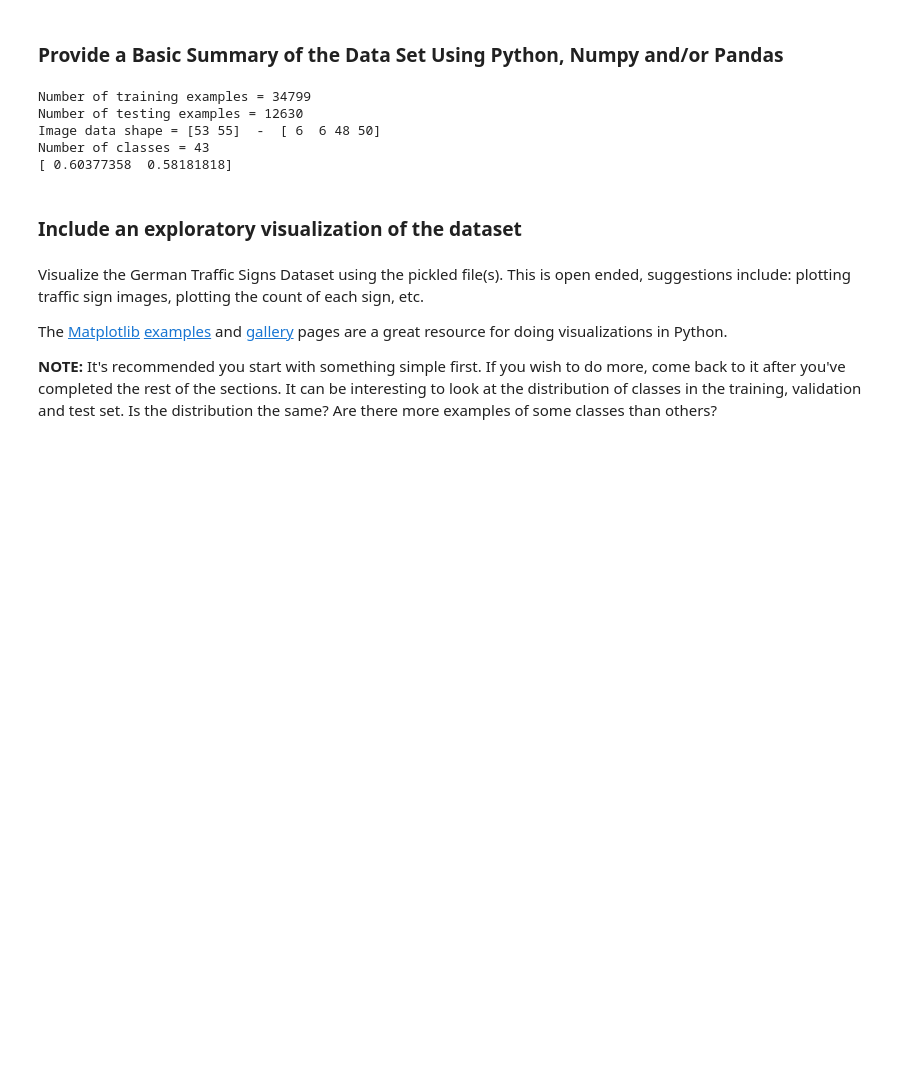
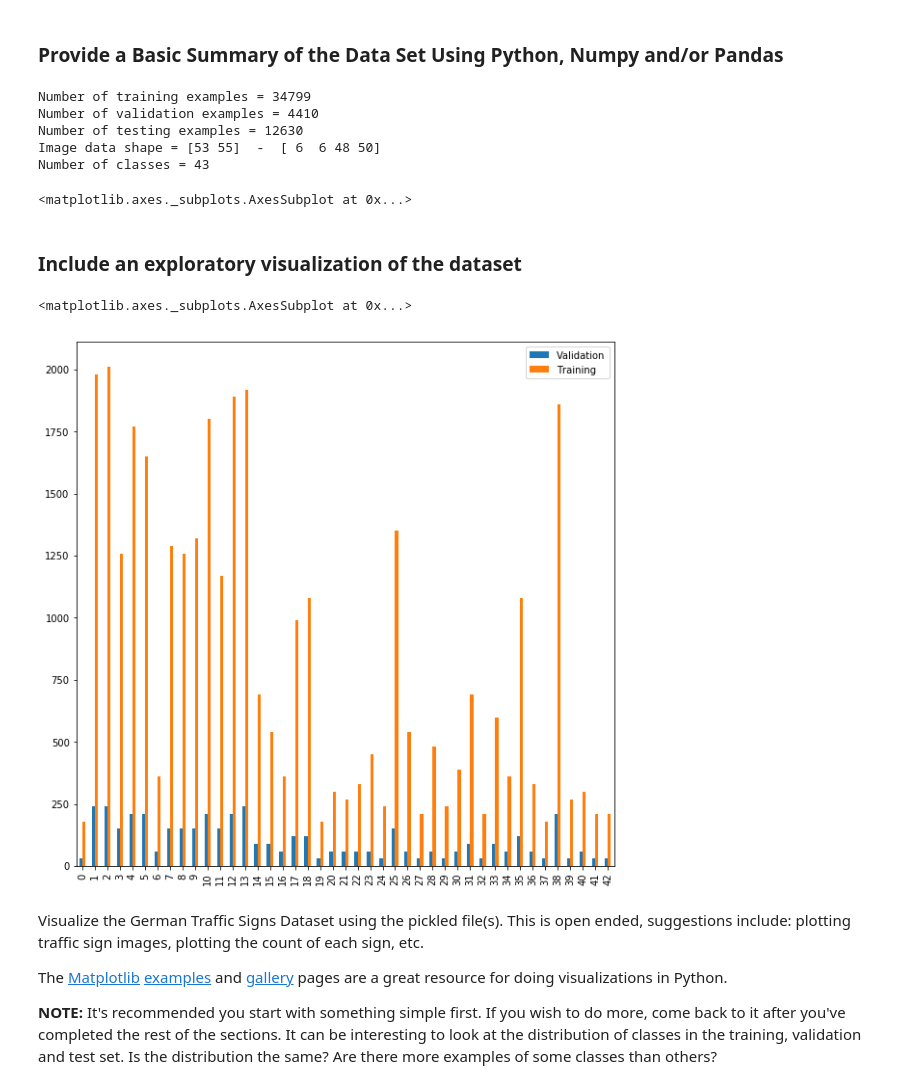
Before and after one commit to liamog/CarND-Traffic-Sign-Classifier-Project, a Jupyter notebook: Traffic_Sign_Classifier.ipynb, the cells around one changed output. Drawn from its saved outputs; the diff is of its cells as text; code cells hidden in the pictures; blank space fills up the shorter version.

```diff
--- a/Traffic_Sign_Classifier.ipynb
+++ b/Traffic_Sign_Classifier.ipynb
@@ -64,39 +64,53 @@ train_lables_pd = pd.DataFrame(train["labels"])
 valid_labels_pd = pd.DataFrame(valid["labels"])
 test_labels_pd = pd.DataFrame(test["labels"])
 
-# TODO: Number of training examples
+# Number of training examples
 n_train = train_lables_pd.size
 
-# TODO: Number of validation examples
+# Number of validation examples
 n_validation = valid_labels_pd.size
 
-# TODO: Number of testing examples.
+# Number of testing examples.
 n_test = test_labels_pd.size
 
 test_image_idx = 200
 
-# TODO: What's the shape of an traffic sign image?
+# What's the shape of an traffic sign image?
 image_shape = train["sizes"][test_image_idx]
 image_coords = train["coords"][test_image_idx]
 
-# TODO: How many unique classes/labels there are in the dataset.
+# How many unique classes/labels there are in the dataset.
 n_classes = train_lables_pd[0].value_counts().size
 
 print("Number of training examples =", n_train)
+print("Number of validation examples =", n_validation)
 print("Number of testing examples =", n_test)
 print("Image data shape =", image_shape, " - ", image_coords)
 print("Number of classes =", n_classes)
 
-image_shape_factor=32/image_shape
-print(image_shape_factor)
+
+validation_label_counts = valid_labels_pd[0].value_counts()
+training_label_counts = train_lables_pd[0].value_counts()
+total_counts =  pd.DataFrame([validation_label_counts.sort_index(), training_label_counts.sort_index()]).transpose()
+total_counts.columns=["Validation", "Training"]
+total_counts.plot.bar(sharey=True, legend=True, figsize=(10,10))
 # %% [output]
 Number of training examples = 34799
+Number of validation examples = 4410
 Number of testing examples = 12630
 Image data shape = [53 55]  -  [ 6  6 48 50]
 Number of classes = 43
-[ 0.60377358  0.58181818]
+<matplotlib.axes._subplots.AxesSubplot at 0x...>
 # %% [markdown]
 ### Include an exploratory visualization of the dataset
+# %%
+import matplotlib.pyplot as plt
+# Visualizations will be shown in the notebook.
+%matplotlib inline
+total_counts.plot.bar(sharey=True, legend=True, figsize=(10,10))
+# %% [output]
+<matplotlib.axes._subplots.AxesSubplot at 0x...>
+[figure, added]
 # %% [markdown]
 Visualize the German Traffic Signs Dataset using the pickled file(s). This is open ended, suggestions include: plotting traffic sign images, plotting the count of each sign, etc.
 
```
Also changed, not shown: parts of 22 cells of this notebook.
